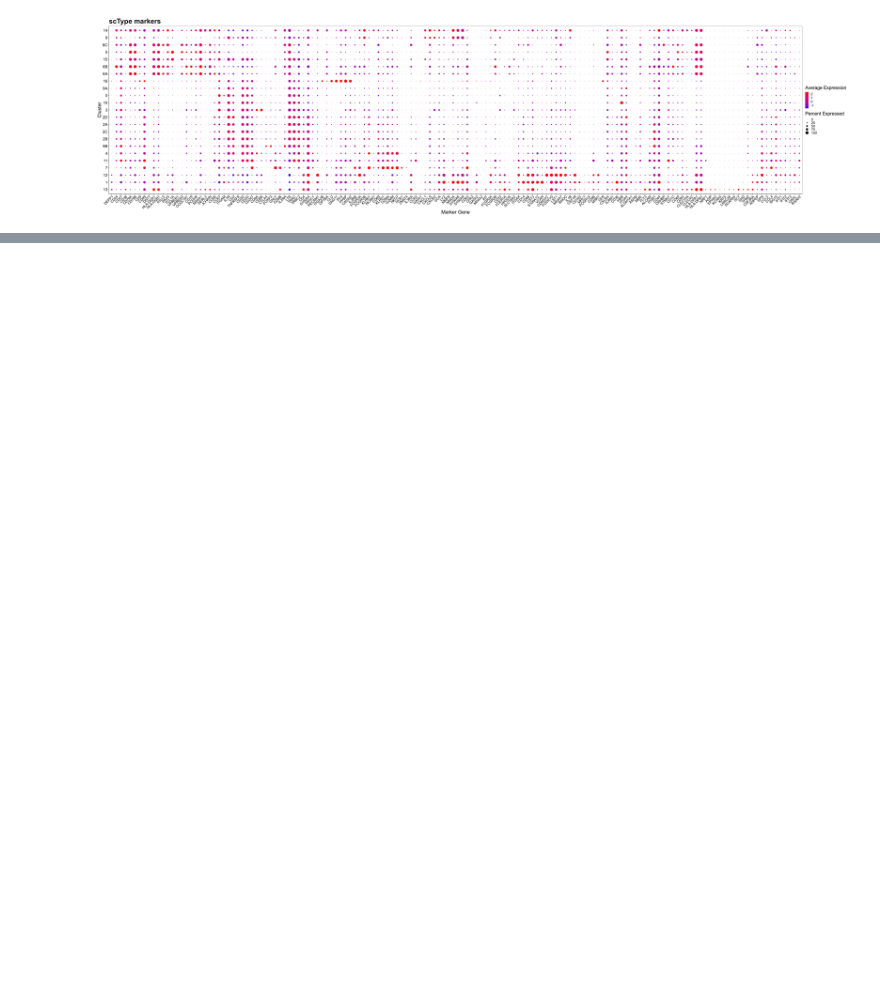
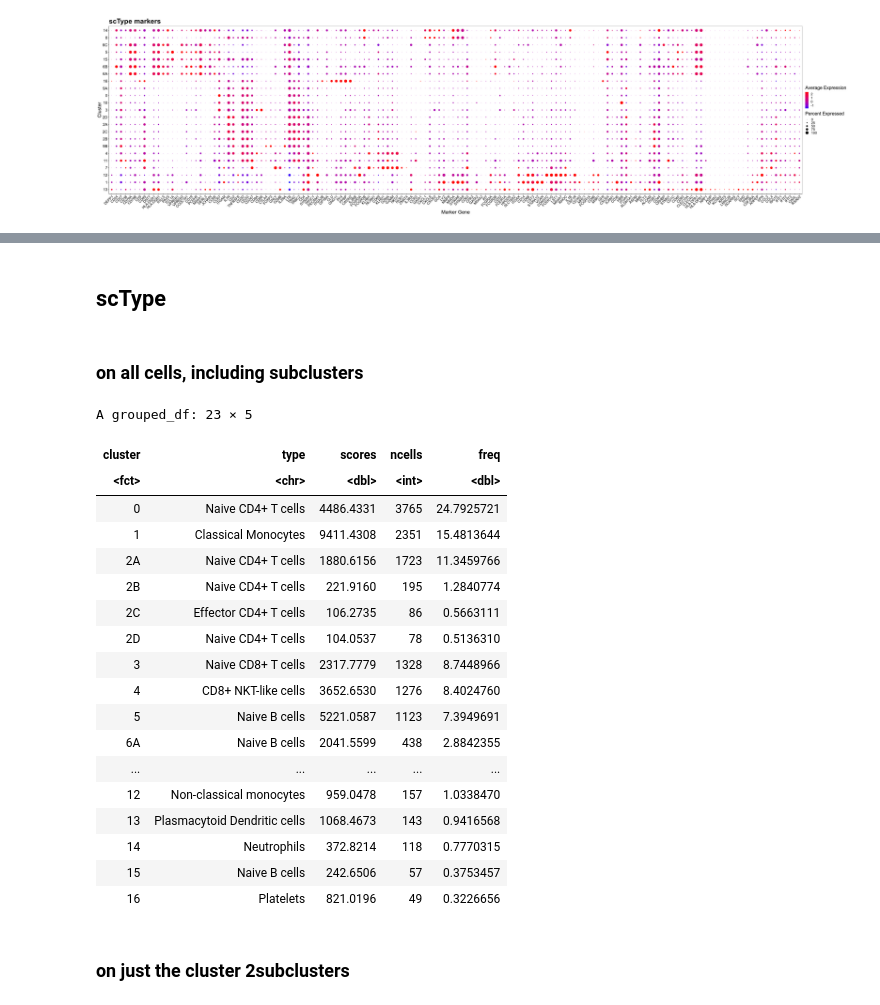
Before and after one commit to hmbaghdassarian/STAT4_v2, a Jupyter notebook: notebooks/02_process_data/02Cii_CellType_Annotation_round2.ipynb, the cells around one changed output, grey strips where cells are left out. Cells and saved outputs as stored; diff of their text form; code cells hidden in the pictures; blank space fills up the shorter version.

Commit message:
focus on subcluster 2

```diff
--- a/notebooks/02_process_data/02Cii_CellType_Annotation_round2.ipynb
+++ b/notebooks/02_process_data/02Cii_CellType_Annotation_round2.ipynb
@@ -15,6 +15,7 @@ suppressPackageStartupMessages({
     library(RColorBrewer, quietly = T)
 })
 
+sctype_path = '/data2/hratch/Software/'
 data_path = '/data3/hratch/STAT4_v2/'
 # %%
 pbmc.integrated<-readRDS(paste0(data_path, 'interim/pbmc_sctype_annotated.RDS'))
@@ -287,0 +296,3 @@ marker.excel(marker) # save to excel file
+# %%
+cluster_label = '2'
+pbmc.subset.c2<-subset(pbmc.integrated, seurat_clusters == cluster_label)
@@ -287,0 +354,62 @@ marker.excel(marker) # save to excel file
+# %% [markdown]
+## scType
+# %%
+source(paste0(sctype_path, 'sc-type/', 'R/gene_sets_prepare.R'))
+source(paste0(sctype_path, 'sc-type/', 'R/sctype_score_.R'))
+db_<-paste0(sctype_path, 'sc-type/', 'ScTypeDB_full.xlsx')
+
+tissue = "Immune system"
+# prepare gene sets
+suppressWarnings({
+    suppressMessages({
+        gs_list = gene_sets_prepare(db_, tissue)
+    })
+})
+# %% [markdown]
+### on all cells, including subclusters
+# %%
+md<-pbmc.integrated@meta.data
+# %%
+# get cell-type by cell matrix (scores each cell for each cell type)
+es.max = sctype_score(scRNAseqData = pbmc.integrated@assays$integrated@scale.data,
+                      scaled = TRUE,
+                      gs = gs_list$gs_positive, gs2 = gs_list$gs_negative)
+
+# merge by cluster by taking the sum of the scores of each cell type
+cL_resutls = do.call("rbind", lapply(unique(md$seurat_subcluster_let), function(cl){
+    es.max.cl = sort(rowSums(es.max[ ,rownames(md[md$seurat_subcluster_let==cl, ])]), decreasing = !0)
+    head(data.frame(cluster = cl, type = names(es.max.cl), scores = es.max.cl, ncells = sum(md$seurat_subcluster_let==cl)), 10)
+}))
+
+write.csv(cL_resutls,
+         paste0(data_path, 'interim/celltype_subcluster_scores.csv'))
+
+# take max score of each cluster
+sctype_scores = cL_resutls %>% group_by(cluster) %>% top_n(n = 1, wt = scores)
+sctype_scores[['freq']]<-100*sctype_scores$ncells/sum(sctype_scores$ncells)
+sctype_scores$type[as.numeric(as.character(sctype_scores$scores)) < sctype_scores$ncells/4] = "Unknown"
+
+sctype_scores<-sctype_scores[with(sctype_scores, order(cluster)), ]
+sctype_scores
+# %% [output]
+A grouped_df: 23 × 5
+| cluster | type | scores | ncells | freq |
+| <fct> | <chr> | <dbl> | <int> | <dbl> |
+| 0 | Naive CD4+ T cells | 4486.4331 | 3765 | 24.7925721 |
+| 1 | Classical Monocytes | 9411.4308 | 2351 | 15.4813644 |
+| 2A | Naive CD4+ T cells | 1880.6156 | 1723 | 11.3459766 |
+| 2B | Naive CD4+ T cells | 221.9160 | 195 | 1.2840774 |
+| 2C | Effector CD4+ T cells | 106.2735 | 86 | 0.5663111 |
+| 2D | Naive CD4+ T cells | 104.0537 | 78 | 0.5136310 |
+| 3 | Naive CD8+ T cells | 2317.7779 | 1328 | 8.7448966 |
+| 4 | CD8+ NKT-like cells | 3652.6530 | 1276 | 8.4024760 |
+| 5 | Naive B cells | 5221.0587 | 1123 | 7.3949691 |
+| 6A | Naive B cells | 2041.5599 | 438 | 2.8842355 |
+| ... | ... | ... | ... | ... |
+| 12 | Non-classical monocytes | 959.0478 | 157 | 1.0338470 |
+| 13 | Plasmacytoid Dendritic cells | 1068.4673 | 143 | 0.9416568 |
+| 14 | Neutrophils | 372.8214 | 118 | 0.7770315 |
+| 15 | Naive B cells | 242.6506 | 57 | 0.3753457 |
+| 16 | Platelets | 821.0196 | 49 | 0.3226656 |
+# %% [markdown]
+### on just the cluster 2subclusters
```
Also changed, not shown: parts of 10 cells of this notebook, 1 other file.
